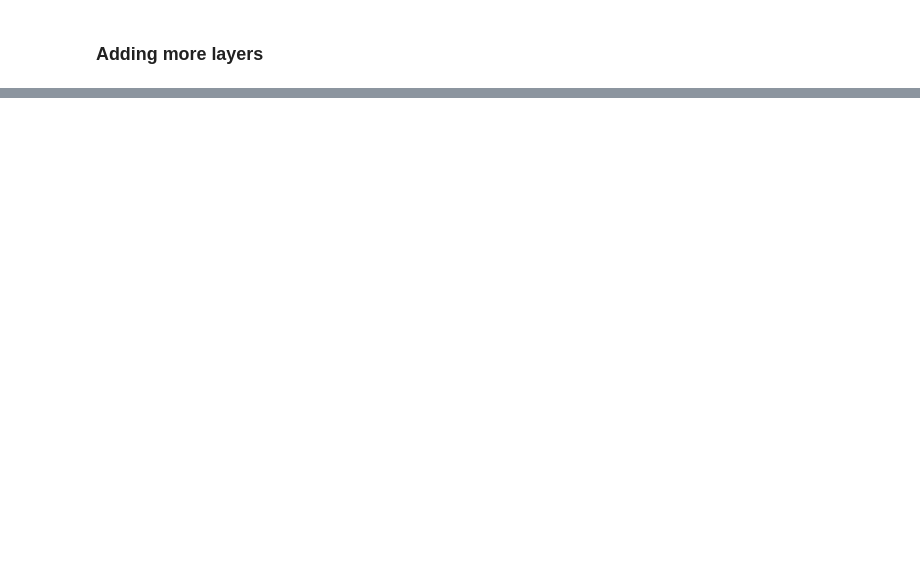
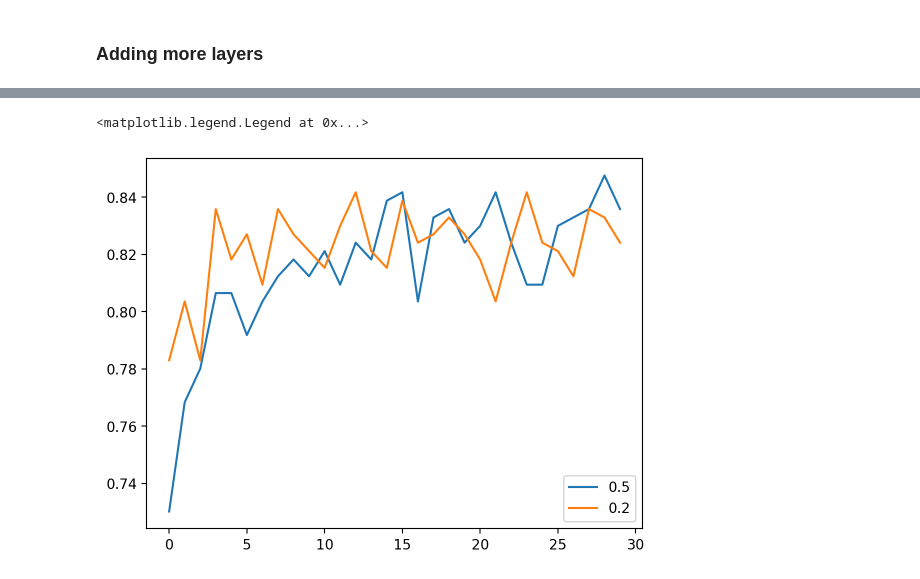
Before and after one commit to nadia-paz/ML-Zoomcamp, a Jupyter notebook: week8/03_checkpoints.ipynb, the cells around one changed output, grey strips where cells are left out. Saved outputs shown, nothing was run; the diff lists cells and outputs as text; code cells hidden in the pictures; blank space fills up the shorter version.

```diff
--- a/week8/03_checkpoints.ipynb
+++ b/week8/03_checkpoints.ipynb
@@ -177,0 +354,11 @@ plt.show()
+# %%
+hist = scores[0.5]
+plt.plot(hist['val_accuracy'], label=0.5)
+
+hist = scores[0.2]
+plt.plot(hist['val_accuracy'], label=0.2)
+
+plt.legend()
+# %% [output]
+<matplotlib.legend.Legend at 0x...>
+[figure, added]
```
Also changed, not shown: parts of 28 cells of this notebook.
